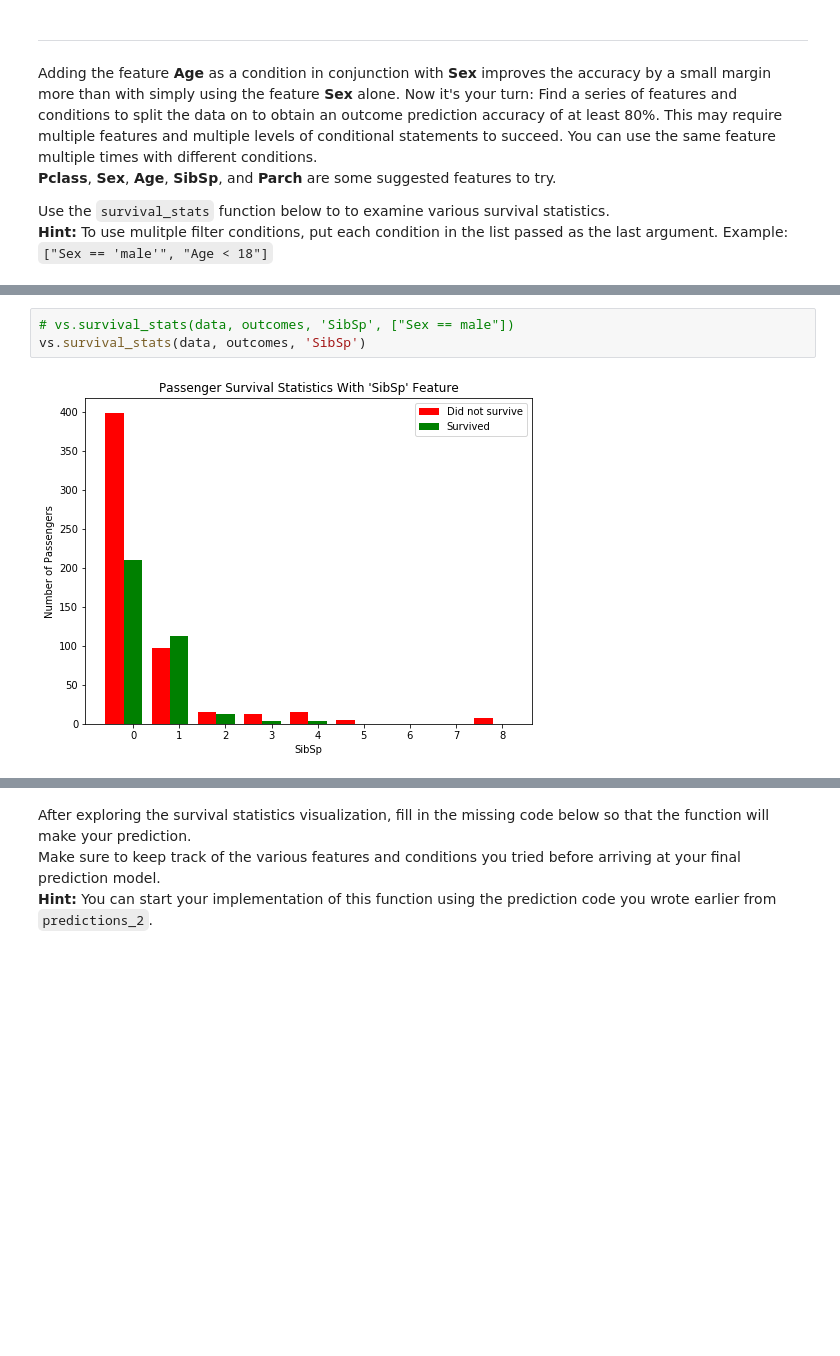
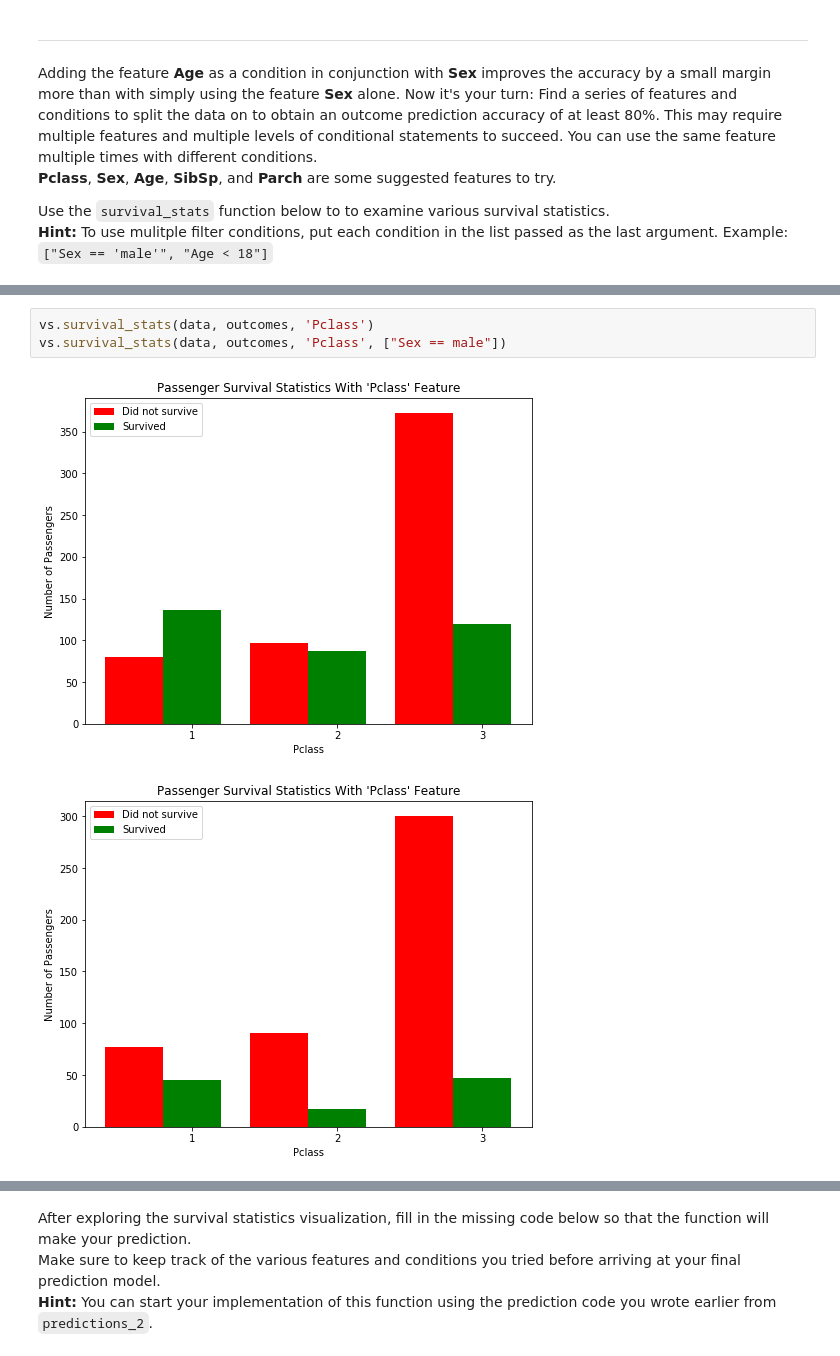
Before and after one commit to palpen/udacity_ml_engineer_projects, a Jupyter notebook: titanic_survival_exploration/titanic_survival_exploration.ipynb, the cells around one changed output, grey strips where cells are left out. Saved outputs shown, nothing was run; the diff lists cells and outputs as text; blank space fills up the shorter version.

```diff
--- a/titanic_survival_exploration/titanic_survival_exploration.ipynb
+++ b/titanic_survival_exploration/titanic_survival_exploration.ipynb
@@ -226,6 +229,7 @@ vs.survival_stats(data, outcomes, 'Pclass')
 # %%
-# vs.survival_stats(data, outcomes, 'SibSp', ["Sex == male"])
-vs.survival_stats(data, outcomes, 'SibSp')
+vs.survival_stats(data, outcomes, 'Pclass')
+vs.survival_stats(data, outcomes, 'Pclass', ["Sex == male"])
 # %% [output]
-[figure, old version]
+[figure, new version]
+[figure, added]
 # %%
```
Also changed, not shown: parts of 10 cells of this notebook.
